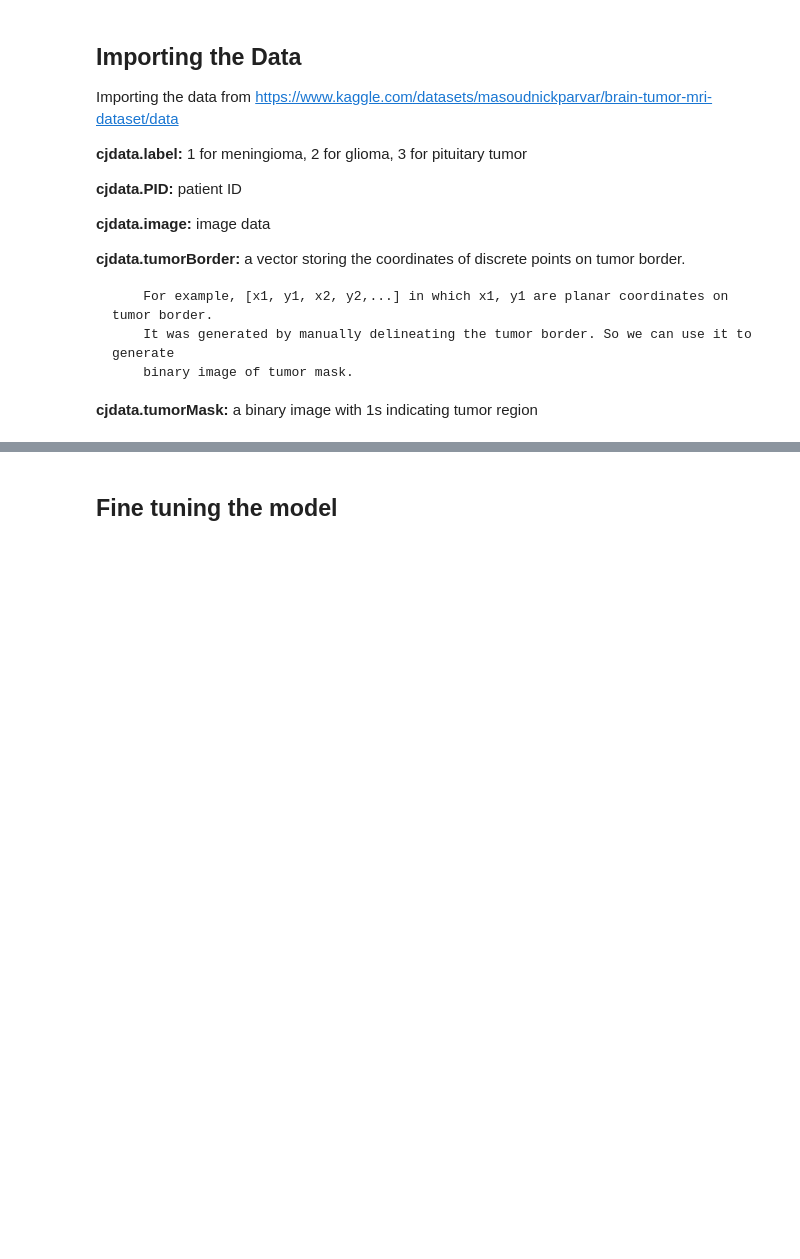
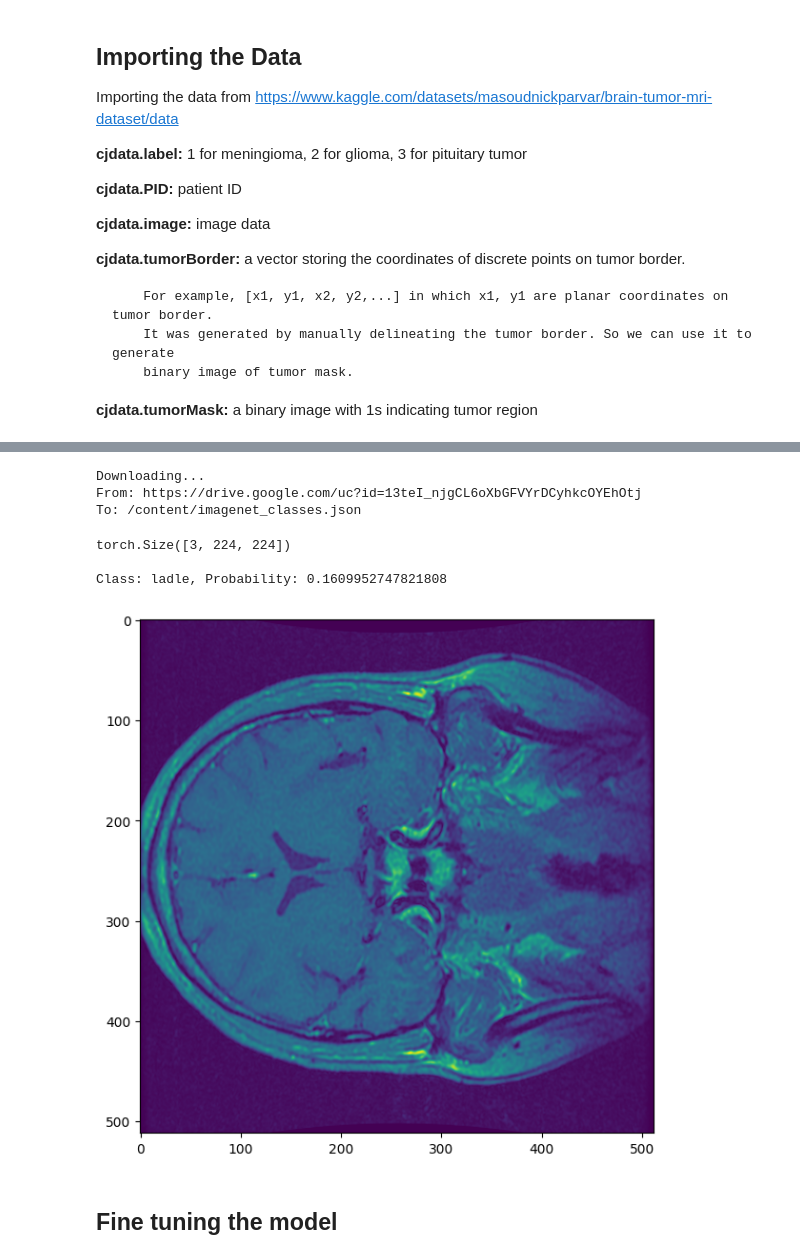
Before and after one commit to mayan9868/final_project1291, a Jupyter notebook: FinalProject1291.ipynb, the cells around one changed output, grey strips where cells are left out. Drawn from its saved outputs; the diff is of its cells as text; code cells hidden in the pictures; blank space fills up the shorter version.

```diff
--- a/FinalProject1291.ipynb
+++ b/FinalProject1291.ipynb
@@ -55,5 +66,9 @@ replace tumor_data/2299.mat? [y]es, [n]o, [A]ll, [N]one, [r]ename:
 # %%
-#VGG19
+%env CUDA_LAUNCH_BLOCKING=1 TORCH_USE_CUDA_DSA
+import os
+os.environ['CUDA_LAUNCH_BLOCKING'] = "1"
+
+#SETUP
 import time
 import os
 import pickle
@@ -81,6 +96,11 @@ from PIL import Image
 device = torch.device("cuda:0" if torch.cuda.is_available() else "cpu")
 print("Running on", device)
 
-vgg19 = models.vgg19(weights="IMAGENET1K_V1").to(device)
+
+# Instantiate a model, check the structure
+
+vgg19 = models.vgg19(weights="IMAGENET1K_V1")
+vgg19.to(device)
 vgg19.eval()
+
 summary(vgg19, (3, 224, 224))
@@ -96,9 +137,11 @@ with h5py.File(image_path, 'r') as file:
     image_data = file['cjdata']['image'][()]
     tumor_border = file['cjdata']['tumorBorder'][()].flatten()
 # %%
-#similar code to assignment 7
+# Similar code to assignment 7
+# Preprocessing images
 
 !gdown 13teI_njgCL6oXbGFVYrDCyhkcOYEhOtj #imagenet_classes.json
+
 
 def preprocess(image_data):
     data = np.repeat(image_data[..., np.newaxis], 3, -1)
@@ -106,16 +149,19 @@ def preprocess(image_data):
 
     # Resize and normalize using PyTorch transforms
     transform = transforms.Compose([
-        transforms.Resize((256, 256)),
+        transforms.Resize((224, 224)),
         transforms.ToTensor(),
         transforms.Normalize(mean=[0.485, 0.456, 0.406], std=[0.229, 0.224, 0.225]),
     ])
     normalized_image = transform(image)
+    #print(normalized_image.shape)
     return normalized_image
+
 
 PATH_TO_LABELS = 'imagenet_classes.json'
 with open(PATH_TO_LABELS, 'r') as f:
     imagenet_classes = json.load(f)
+
 
 def decode_preds(outputs, class_names=imagenet_classes):
   # Assuming outputs is the tensor of model outputs
@@ -128,16 +174,27 @@ def decode_preds(outputs, class_names=imagenet_classes):
   # Print or return the results
   for label, score in zip(predicted_class_labels, probability_scores):
       print(f'\nClass: {label}, Probability: {score}')
+# %% [output]
+Downloading...
+From: https://drive.google.com/uc?id=13teI_njgCL6oXbGFVYrDCyhkcOYEhOtj
+To: /content/imagenet_classes.json
 # %%
-array = preprocess(image_data).to(device)
+array = preprocess(image_data) #.to(device)
 
 with torch.no_grad():
-  vector = vgg19(array[None, :, :, :])
+  vector = vgg19(array[None, :, :, :].cuda())
 
 # Display the image
+
 plt.imshow(image_data) #coloured by plt.imshow()
 decode_preds(vector)
-#prediction is not correct, but not crazy
+
+# Prediction is not correct, but not crazy
+# %% [output]
+torch.Size([3, 224, 224])
+
+Class: ladle, Probability: 0.1609952747821808
+[figure, added]
 # %% [markdown]
 ## **Fine tuning the model**
 # %%
```
Also changed, not shown: parts of 15 cells of this notebook.
